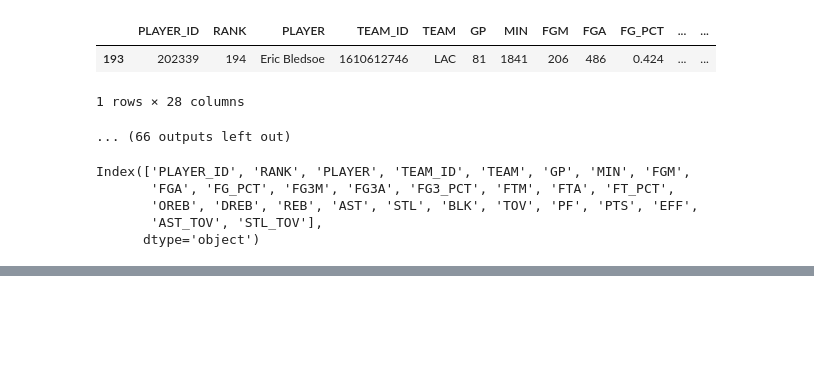
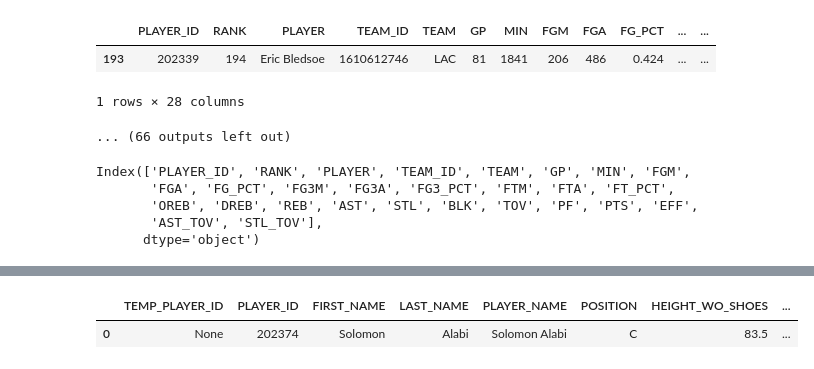
Before and after one commit to mannievilla/NBA-Draft-Selections, a Jupyter notebook: NBA_webscrape.ipynb, the cells around one changed output, grey strips where cells are left out. Drawn from its saved outputs; the diff is of its cells as text; code cells hidden in the pictures; blank space fills up the shorter version.

```diff
--- a/NBA_webscrape.ipynb
+++ b/NBA_webscrape.ipynb
@@ -478,0 +607,5 @@ metrics_leaders_10
+# %%
+anthro_2010.head(1)
+# %% [output]
+|  | TEMP_PLAYER_ID | PLAYER_ID | FIRST_NAME | LAST_NAME | PLAYER_NAME | POSITION | HEIGHT_WO_SHOES | ... |
+| 0 | None | 202374 | Solomon | Alabi | Solomon Alabi | C | 83.5 | ... |
```
Also changed, not shown: parts of 22 cells of this notebook.
